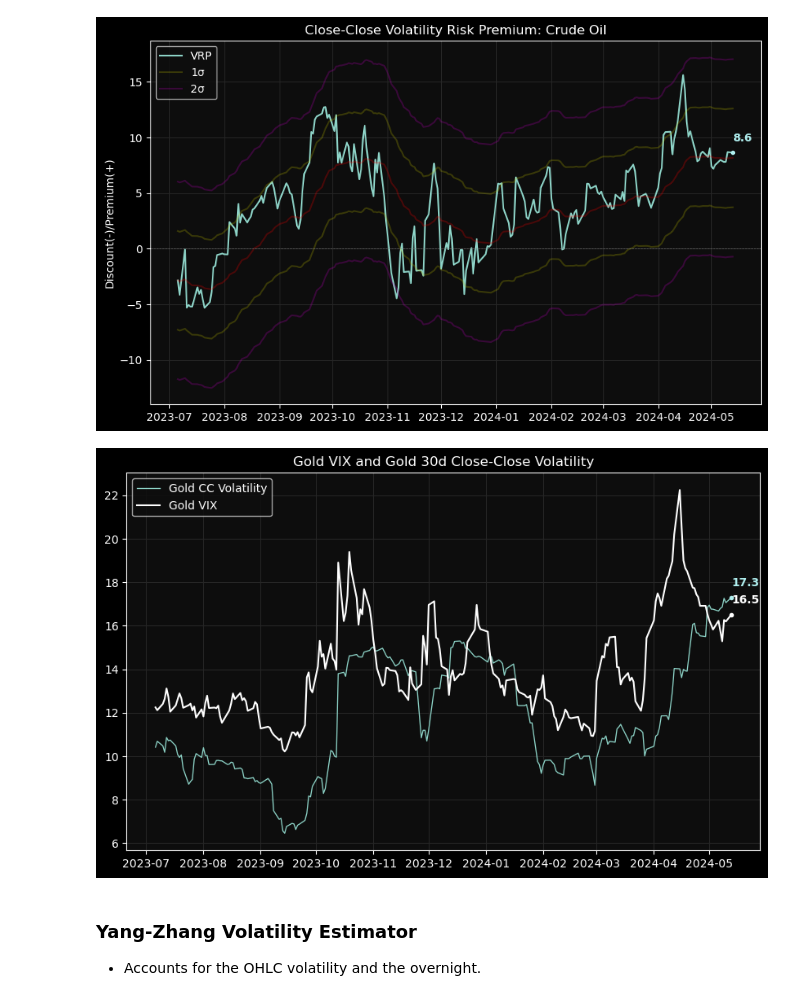
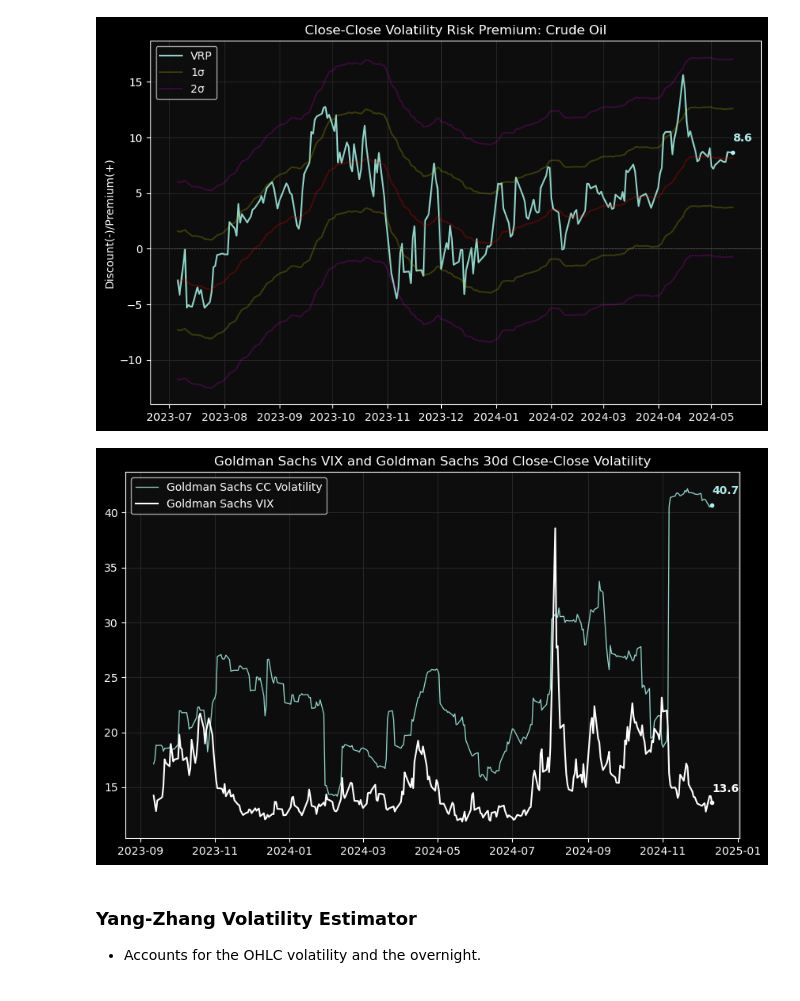
Before and after one commit to prestonf99/Volatility-ATR-Models, a Jupyter notebook: RunMS.ipynb, the cells around one changed output. Saved outputs shown, nothing was run; the diff lists cells and outputs as text; code cells hidden in the pictures.

```diff
--- a/RunMS.ipynb
+++ b/RunMS.ipynb
@@ -6,16 +6,16 @@ You can adjust the days to load, the ATR will always come out the same way, but
 **_Available Tickers_**
 # %%
 sp = ms.Vols(360, '^GSPC')  # (days_to_load, S&P)
-nq = ms.Vols(360, '^NDX')   # Nasdaq 100
-rut = ms.Vols(360, '^RUT')  # Russell 2000
-dji = ms.Vols(360, '^DJI')  # Dow Jones
-cl = ms.Vols(360, 'CL=F')   # Crude Oil
-gld = ms.Vols(360, 'GLD')   # Gold
-aapl = ms.Vols(360, 'AAPL') # Apple
-amzn = ms.Vols(360, 'AMZN') # Amazon
-eem = ms.Vols(360, 'EEM')   # Emerging Markets
-gs = ms.Vols(360, 'GS')     # Goldman Sachs
-goog = ms.Vols(360, 'GOOG') # Google
+nq = ms.Vols(500, '^NDX')   # Nasdaq 100
+rut = ms.Vols(500, '^RUT')  # Russell 2000
+dji = ms.Vols(500, '^DJI')  # Dow Jones
+cl = ms.Vols(500, 'CL=F')   # Crude Oil
+gld = ms.Vols(500, 'GLD')   # Gold
+aapl = ms.Vols(500, 'AAPL') # Apple
+amzn = ms.Vols(500, 'AMZN') # Amazon
+eem = ms.Vols(500, 'EEM')   # Emerging Markets
+gs = ms.Vols(500, 'GS')     # Goldman Sachs
+goog = ms.Vols(500, 'GOOG') # Google
 # %% [markdown]
 ### Average Trading Range
 # %%
@@ -35,9 +35,9 @@ cl.ccs()
 # %% [output]
 [figure]
 # %%
-gld.vol_spread()
+gs.vol_spread()
 # %% [output]
-[figure, old version]
+[figure, new version]
 # %% [markdown]
 ### Yang-Zhang Volatility Estimator
 
```
Also changed, not shown: parts of 4 cells of this notebook.
